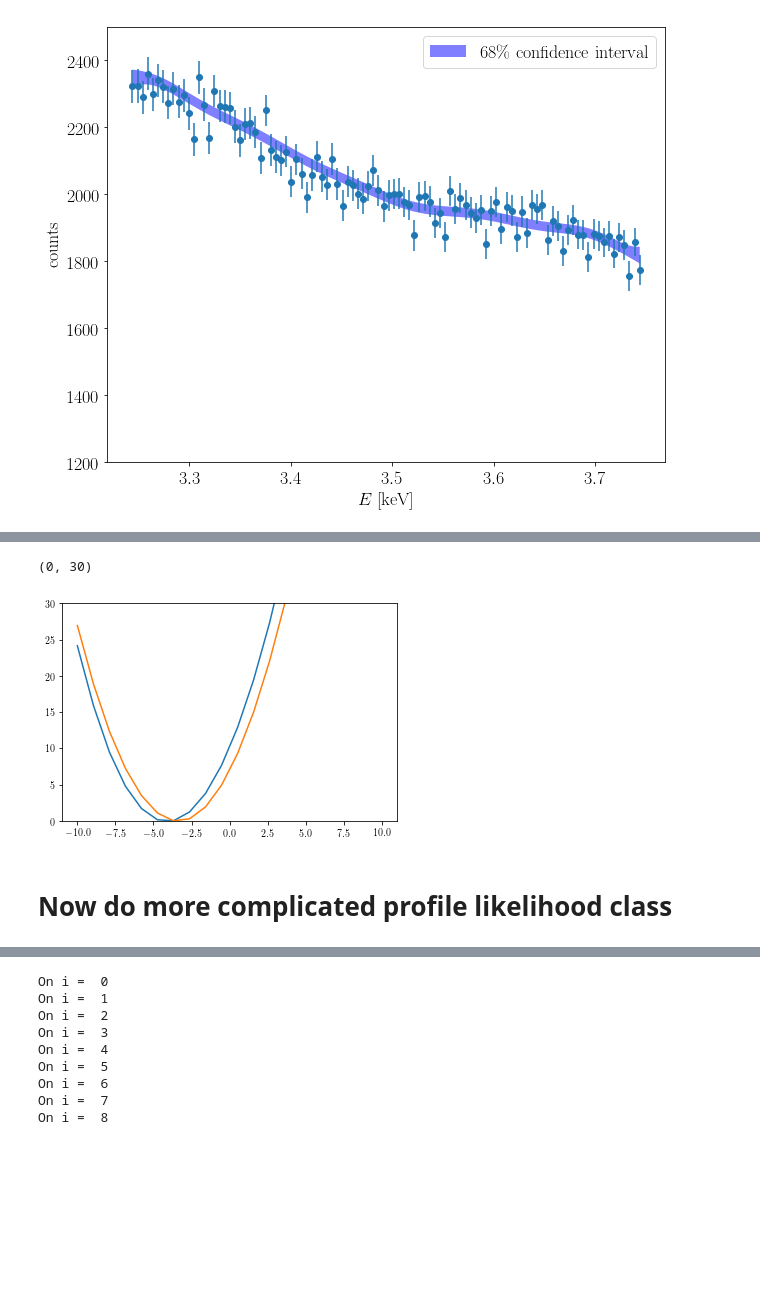
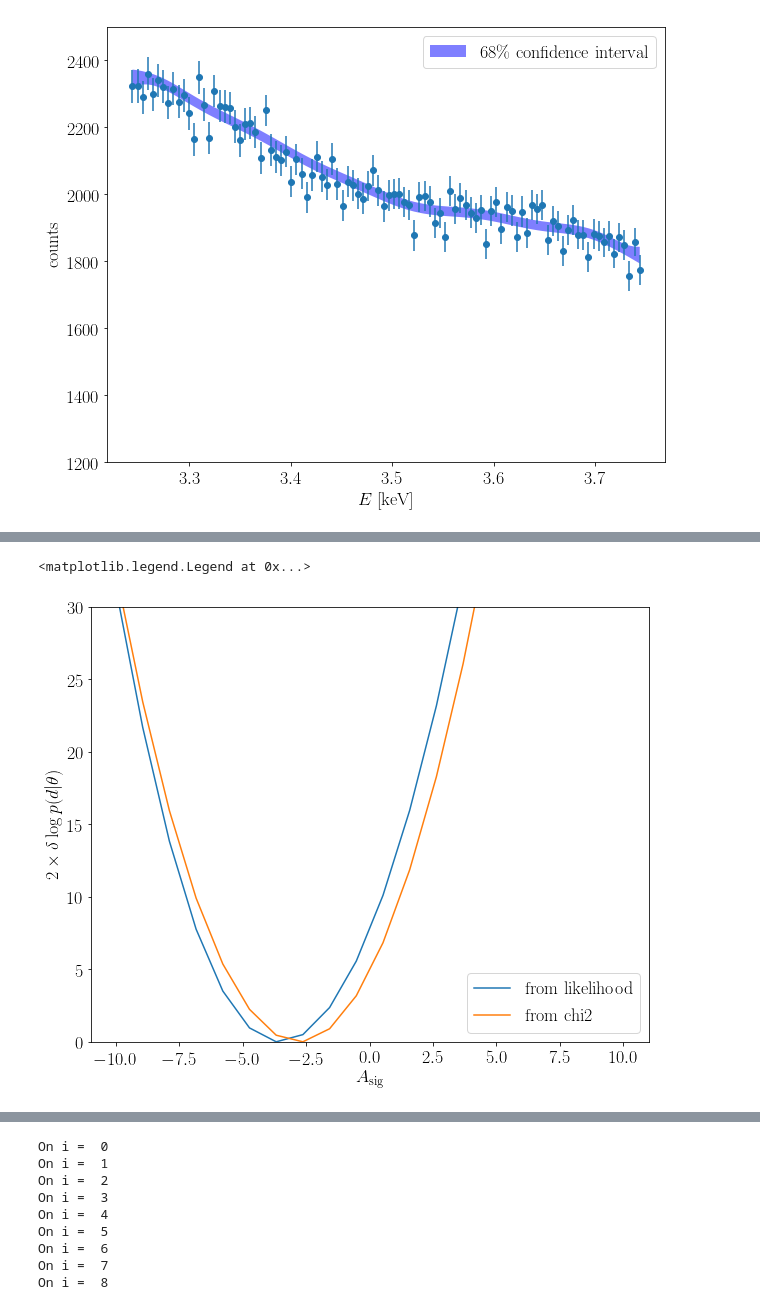
Before and after one commit to bsafdi/GP-x-ray, a Jupyter notebook: perseus_GP_clean.ipynb, the cells around one changed output, grey strips where cells are left out. Drawn from its saved outputs; the diff is of its cells as text; code cells hidden in the pictures; blank space fills up the shorter version.

```diff
--- a/perseus_GP_clean.ipynb
+++ b/perseus_GP_clean.ipynb
@@ -245,12 +260,17 @@ chi2_array = np.zeros(20)
 for i in range(20):
     chi2_array[i] = sp.compute_chi2(A_array[i])
     LL_array[i] = sp._LL
-# %%
-plt.plot(A_array,-2*(LL_array-np.max(LL_array)))
-plt.plot(A_array,chi2_array - np.min(chi2_array))
-plt.ylim(0,30)
-# %% [output]
-(0, 30)
-[figure, removed]
-# %% [markdown]
-# Now do more complicated profile likelihood class
+# %%
+fig = plt.figure(figsize=(10,8))
+
+plt.xticks(fontsize=18)
+plt.yticks(fontsize=18)
+plt.plot(A_array,-2*(LL_array-np.max(LL_array)),label="from likelihood")
+plt.plot(A_array,chi2_array - np.min(chi2_array),label="from chi2")
+plt.ylim(0,30)
+plt.xlabel(r"$A_{\rm sig}$",fontsize=18)
+plt.ylabel(r"$2 \times \delta \log p(d|\theta)$",fontsize=18)
+plt.legend(fontsize=18)
+# %% [output]
+<matplotlib.legend.Legend at 0x...>
+[figure, added]
```
Also changed, not shown: parts of 13 cells of this notebook.
